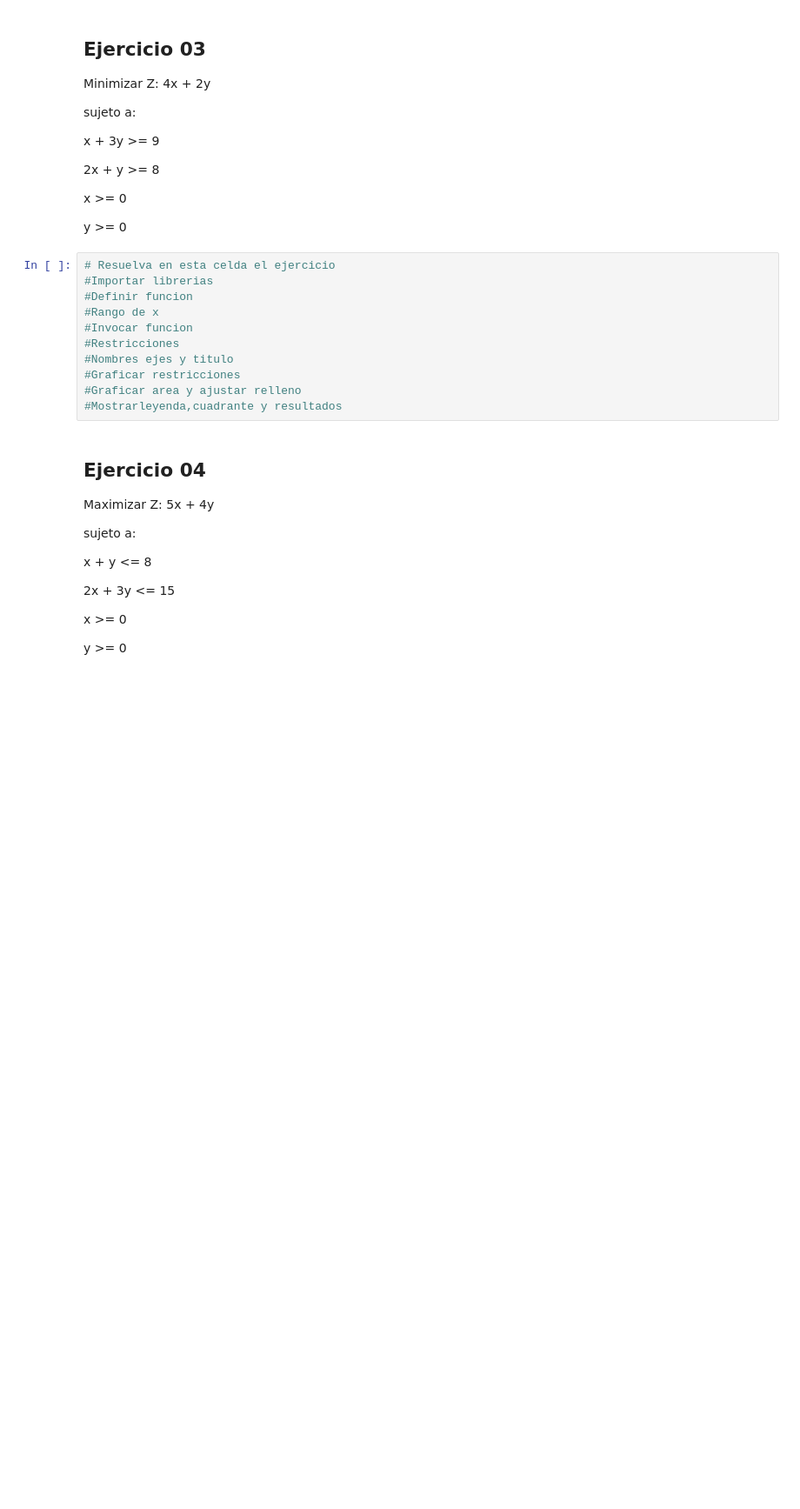
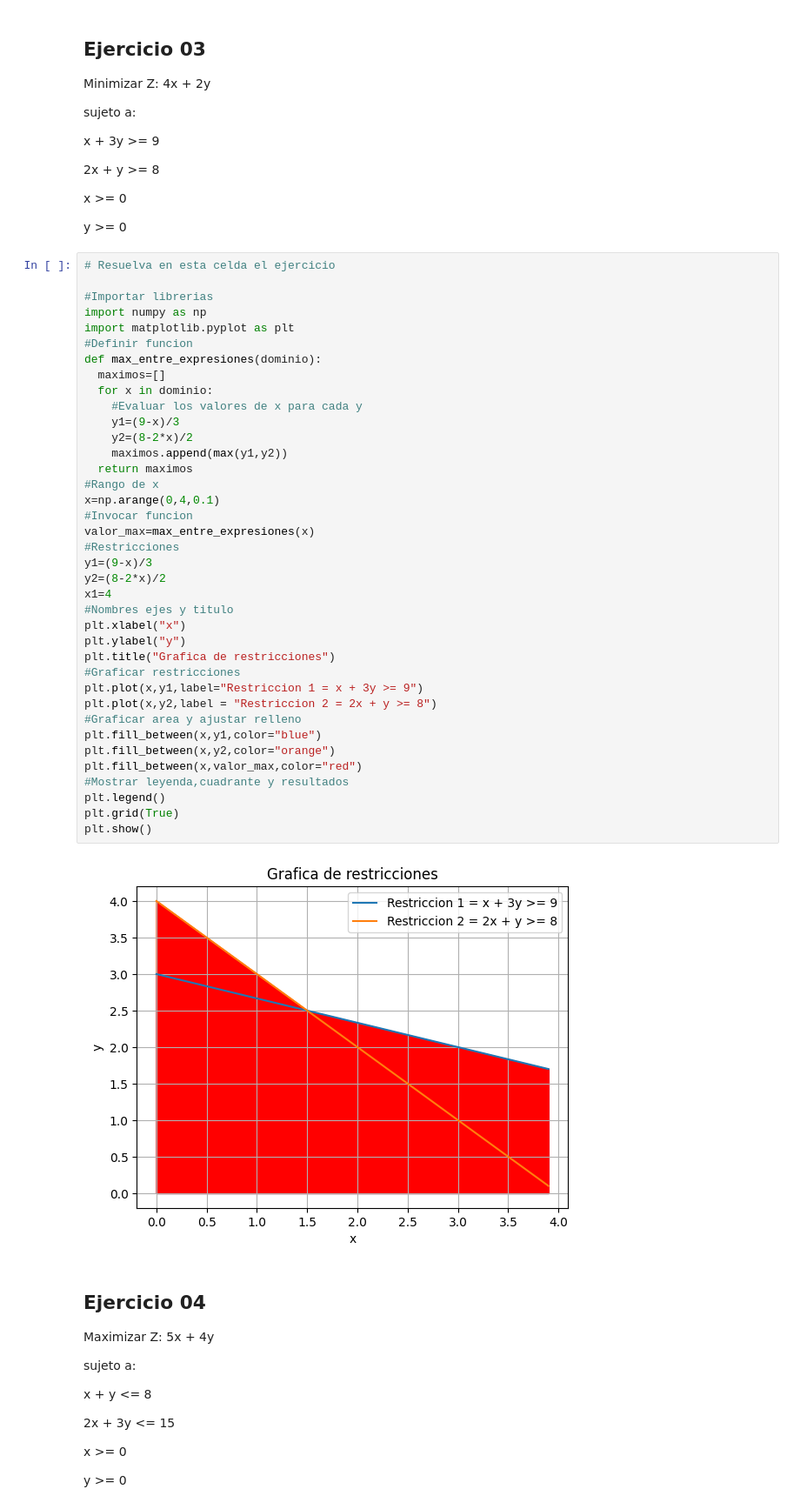
Before and after one commit to JulianaRamirez8/Fundamentos-de-optimizacion-lineal, a Jupyter notebook: Taller_00_solución_gráfica_de_problemas_de_optimización_lineal.ipynb, the cells around one changed output. Shown: that part at 87% size. Drawn from its saved outputs; the diff is of its cells as text; blank space fills up the shorter version.

```diff
--- a/Taller_00_solución_gráfica_de_problemas_de_optimización_lineal.ipynb
+++ b/Taller_00_solución_gráfica_de_problemas_de_optimización_lineal.ipynb
@@ -526,17 +526,46 @@ Minimizar  Z: 4x + 2y
    x >= 0
 
    y >= 0
-# %%
-# Resuelva en esta celda el ejercicio
-#Importar librerias
-#Definir funcion
-#Rango de x
-#Invocar funcion
-#Restricciones
-#Nombres ejes y titulo
-#Graficar restricciones
-#Graficar area y ajustar relleno
-#Mostrarleyenda,cuadrante y resultados
+# %%
+# Resuelva en esta celda el ejercicio
+
+#Importar librerias
+import numpy as np
+import matplotlib.pyplot as plt
+#Definir funcion
+def max_entre_expresiones(dominio):
+  maximos=[]
+  for x in dominio:
+    #Evaluar los valores de x para cada y
+    y1=(9-x)/3
+    y2=(8-2*x)/2
+    maximos.append(max(y1,y2))
+  return maximos
+#Rango de x
+x=np.arange(0,4,0.1)
+#Invocar funcion
+valor_max=max_entre_expresiones(x)
+#Restricciones
+y1=(9-x)/3
+y2=(8-2*x)/2
+x1=4
+#Nombres ejes y titulo
+plt.xlabel("x")
+plt.ylabel("y")
+plt.title("Grafica de restricciones")
+#Graficar restricciones
+plt.plot(x,y1,label="Restriccion 1 = x + 3y >= 9")
+plt.plot(x,y2,label = "Restriccion 2 = 2x + y >= 8")
+#Graficar area y ajustar relleno
+plt.fill_between(x,y1,color="blue")
+plt.fill_between(x,y2,color="orange")
+plt.fill_between(x,valor_max,color="red")
+#Mostrar leyenda,cuadrante y resultados
+plt.legend()
+plt.grid(True)
+plt.show()
+# %% [output]
+[figure, added]
 # %% [markdown]
 ## Ejercicio 04
 
```
Also changed, not shown: parts of 2 cells of this notebook.
